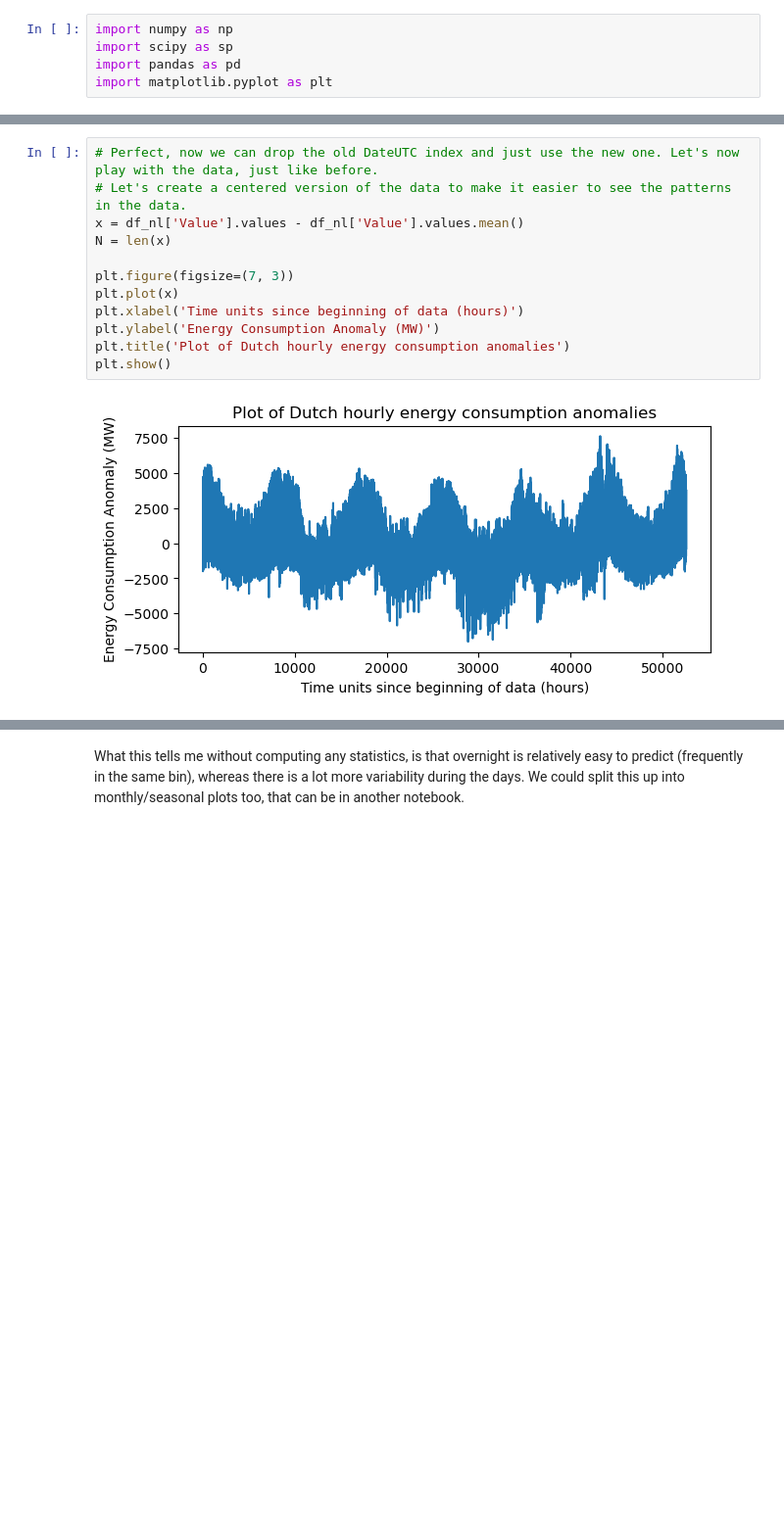
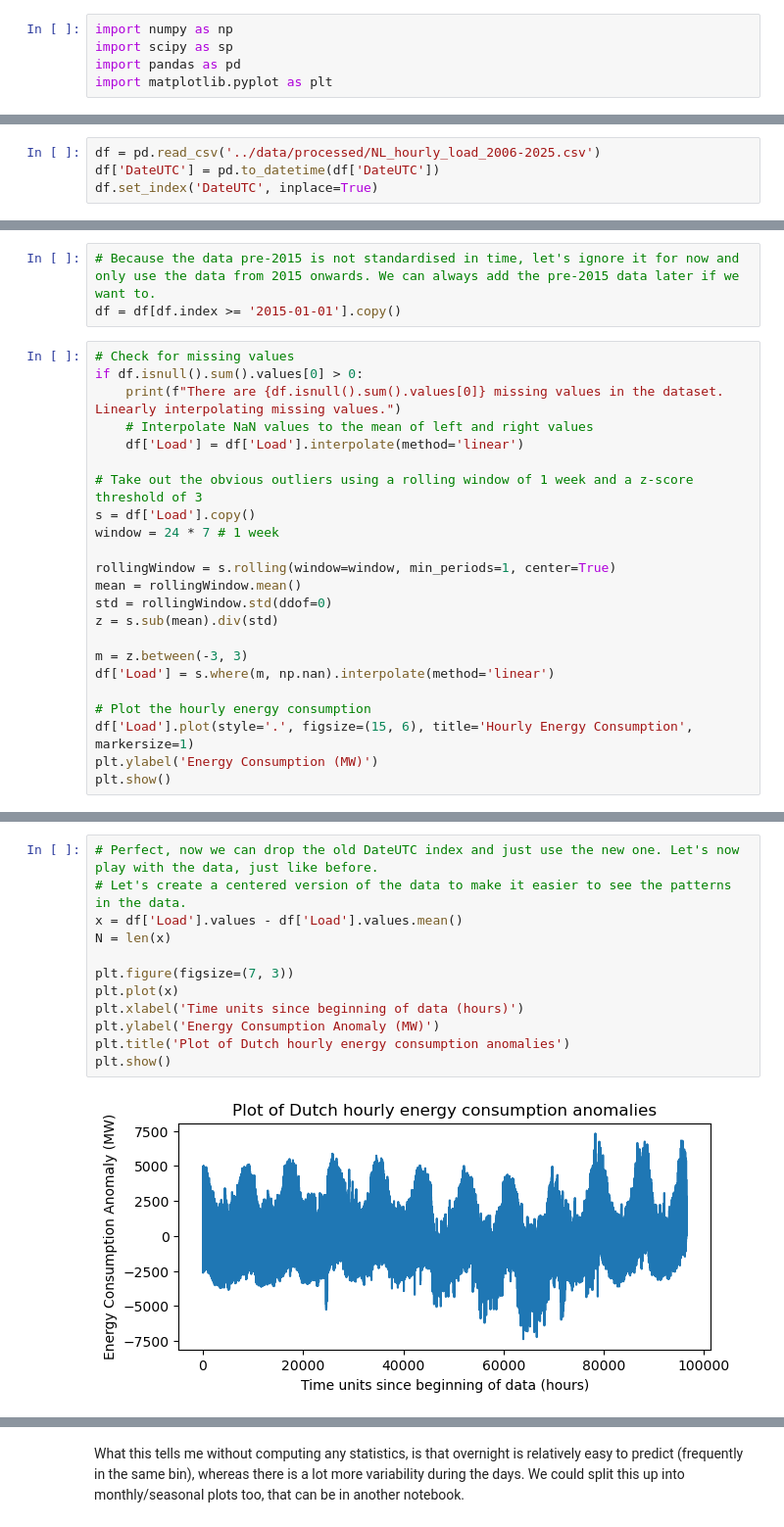
Before and after one commit to michaeldenes/BalancePredict, a Jupyter notebook: notebooks/eda_fourier_transforms_EU_power.ipynb, the cells around one changed output, grey strips where cells are left out. Shown at 98% size. Drawn from its saved outputs; the diff is of its cells as text; blank space fills up the shorter version.

Commit message:
Cleaner dataset for the fourier transform eda

```diff
--- a/notebooks/eda_fourier_transforms_EU_power.ipynb
+++ b/notebooks/eda_fourier_transforms_EU_power.ipynb
@@ -41,2 +13,6 @@ df_nl = make_index(df_nl)
+# %%
+df = pd.read_csv('../data/processed/NL_hourly_load_2006-2025.csv')
+df['DateUTC'] = pd.to_datetime(df['DateUTC'])
+df.set_index('DateUTC', inplace=True)
 # %%
 # Plot the hourly energy consumption
@@ -97,0 +24,26 @@ np.unique(df_nl.index[1:] - df_nl.index[:-1], return_counts=True)
+# %%
+# Because the data pre-2015 is not standardised in time, let's ignore it for now and only use the data from 2015 onwards. We can always add the pre-2015 data later if we want to.
+df = df[df.index >= '2015-01-01'].copy()
+# %%
+# Check for missing values
+if df.isnull().sum().values[0] > 0:
+    print(f"There are {df.isnull().sum().values[0]} missing values in the dataset. Linearly interpolating missing values.")
+    # Interpolate NaN values to the mean of left and right values
+    df['Load'] = df['Load'].interpolate(method='linear')
+
+# Take out the obvious outliers using a rolling window of 1 week and a z-score threshold of 3
+s = df['Load'].copy()
+window = 24 * 7 # 1 week
+
+rollingWindow = s.rolling(window=window, min_periods=1, center=True)
+mean = rollingWindow.mean()
+std = rollingWindow.std(ddof=0)
+z = s.sub(mean).div(std)
+
+m = z.between(-3, 3)
+df['Load'] = s.where(m, np.nan).interpolate(method='linear')
+
+# Plot the hourly energy consumption
+df['Load'].plot(style='.', figsize=(15, 6), title='Hourly Energy Consumption', markersize=1)
+plt.ylabel('Energy Consumption (MW)')
+plt.show()
@@ -98,17 +60,17 @@ np.unique(df_nl.index[1:] - df_nl.index[:-1], return_counts=True)
 # %%
 # Perfect, now we can drop the old DateUTC index and just use the new one. Let's now play with the data, just like before.
 # Let's create a centered version of the data to make it easier to see the patterns in the data.
-x = df_nl['Value'].values - df_nl['Value'].values.mean()
+x = df['Load'].values - df['Load'].values.mean()
 N = len(x)
 
 plt.figure(figsize=(7, 3))
 plt.plot(x)
 plt.xlabel('Time units since beginning of data (hours)')
 plt.ylabel('Energy Consumption Anomaly (MW)')
 plt.title('Plot of Dutch hourly energy consumption anomalies')
 plt.show()
 # %% [output]
-[figure, old version]
+[figure, new version]
 # %%
 # Split into yearly data (52*7 = 364 days per year, 24 hours per day)
 
```
Also changed, not shown: parts of 35 cells of this notebook.
